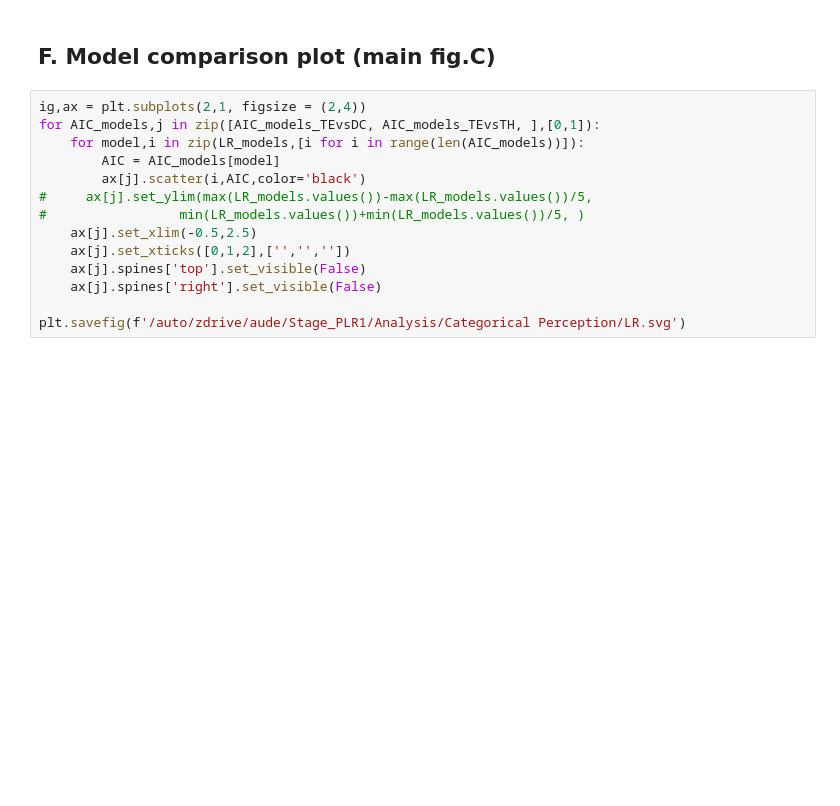
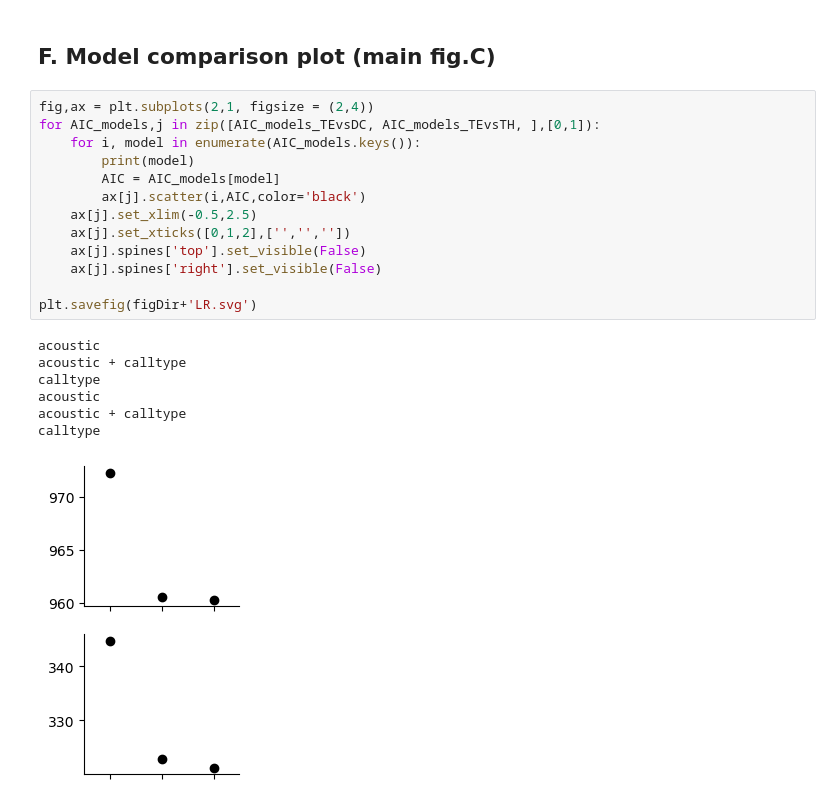
Before and after one commit to theunissenlab/zebra-finch-semantic-category, a Jupyter notebook: pythonNotebooks/BEHAV-Figure 3_logistic.ipynb, the cells around one changed output. Drawn from its saved outputs; the diff is of its cells as text; blank space fills up the shorter version.

```diff
--- a/pythonNotebooks/BEHAV-Figure 3_logistic.ipynb
+++ b/pythonNotebooks/BEHAV-Figure 3_logistic.ipynb
@@ -1210,16 +1340,23 @@ plt.savefig(f'/auto/zdrive/aude/Stage_PLR1/Analysis/Categorical Perception/TaskA
 # %% [markdown]
 ## F. Model comparison plot (main fig.C)
 # %%
-ig,ax = plt.subplots(2,1, figsize = (2,4))
+fig,ax = plt.subplots(2,1, figsize = (2,4))
 for AIC_models,j in zip([AIC_models_TEvsDC, AIC_models_TEvsTH, ],[0,1]):
-    for model,i in zip(LR_models,[i for i in range(len(AIC_models))]):
+    for i, model in enumerate(AIC_models.keys()):
+        print(model)
         AIC = AIC_models[model]
         ax[j].scatter(i,AIC,color='black')
-#     ax[j].set_ylim(max(LR_models.values())-max(LR_models.values())/5,
-#                 min(LR_models.values())+min(LR_models.values())/5, )
     ax[j].set_xlim(-0.5,2.5)
     ax[j].set_xticks([0,1,2],['','',''])
     ax[j].spines['top'].set_visible(False)
     ax[j].spines['right'].set_visible(False)
 
-plt.savefig(f'/auto/zdrive/aude/Stage_PLR1/Analysis/Categorical Perception/LR.svg')
+plt.savefig(figDir+'LR.svg')
+# %% [output]
+acoustic
+acoustic + calltype
+calltype
+acoustic
+acoustic + calltype
+calltype
+[figure, added]
```
Also changed, not shown: parts of 7 cells of this notebook.
